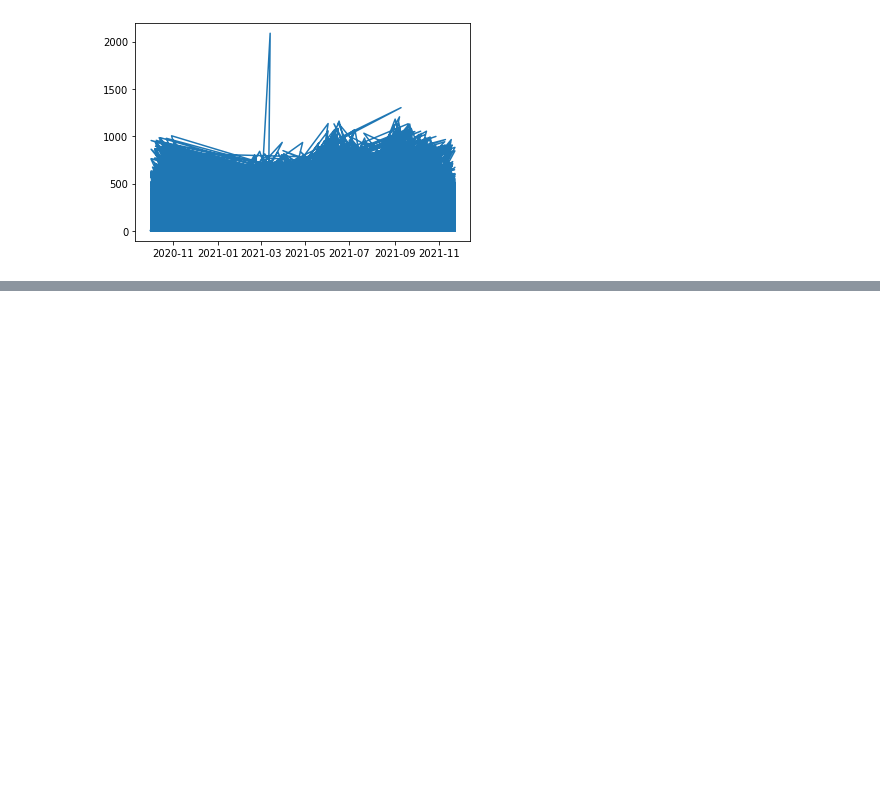
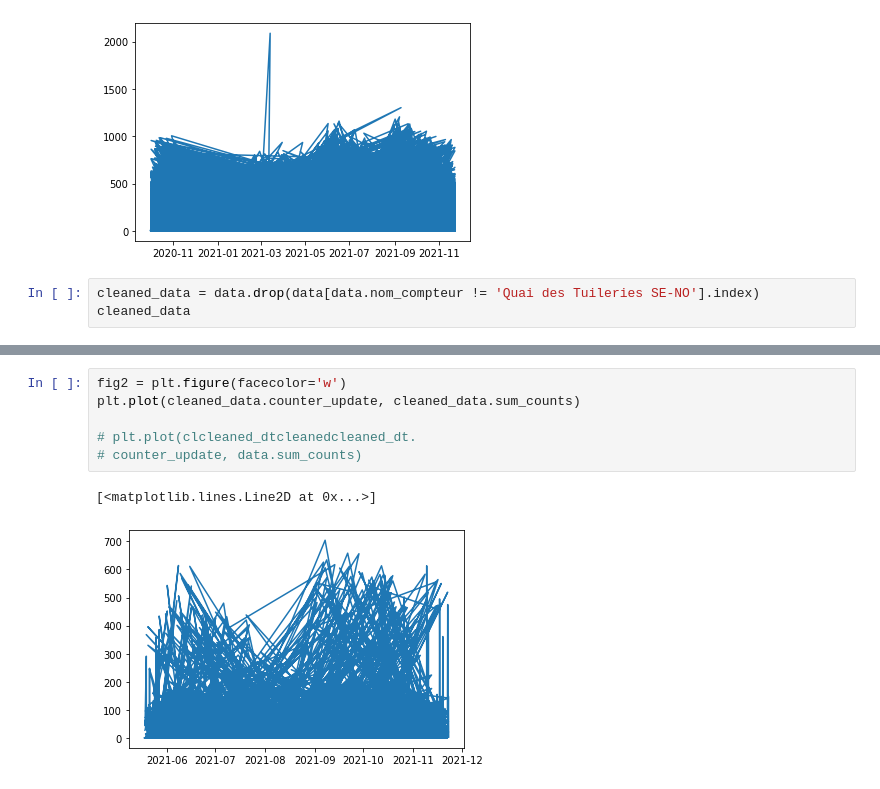
Before and after one commit to vikmanatusEurelis/ai-school-training, a Jupyter notebook: data_cleaning.ipynb, the cells around one changed output, grey strips where cells are left out. Drawn from its saved outputs; the diff is of its cells as text; blank space fills up the shorter version.

```diff
--- a/data_cleaning.ipynb
+++ b/data_cleaning.ipynb
@@ -121,3 +123,6 @@ plt.plot(data.counter_update, data.sum_counts)
 # %% [output]
 [<matplotlib.lines.Line2D at 0x...>]
 [figure]
+# %%
+cleaned_data = data.drop(data[data.nom_compteur != 'Quai des Tuileries SE-NO'].index)
+cleaned_data
@@ -123,0 +143,9 @@ plt.plot(data.counter_update, data.sum_counts)
+# %%
+fig2 = plt.figure(facecolor='w')
+plt.plot(cleaned_data.counter_update, cleaned_data.sum_counts)
+
+# plt.plot(clcleaned_dtcleanedcleaned_dt.
+# counter_update, data.sum_counts)
+# %% [output]
+[<matplotlib.lines.Line2D at 0x...>]
+[figure, added]
```
Also changed, not shown: parts of 10 cells of this notebook, 1 other file.
